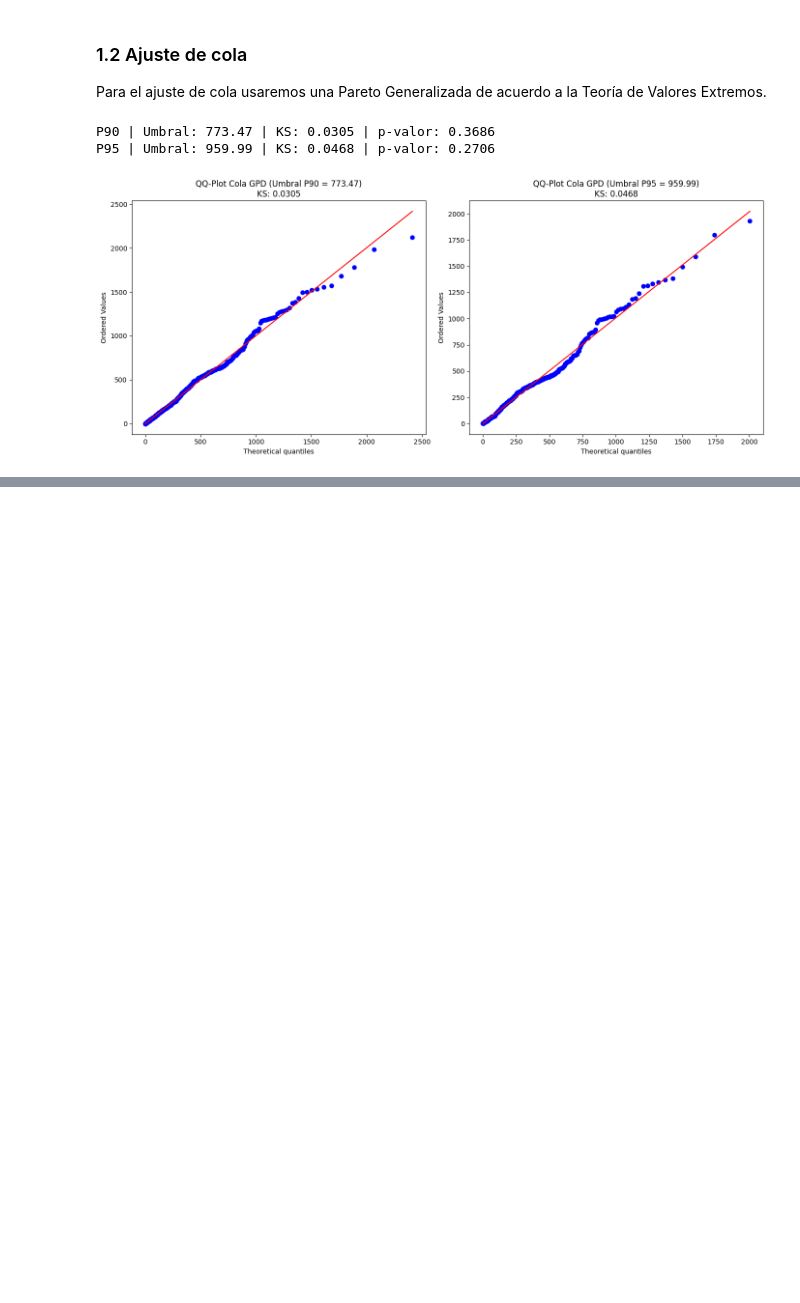
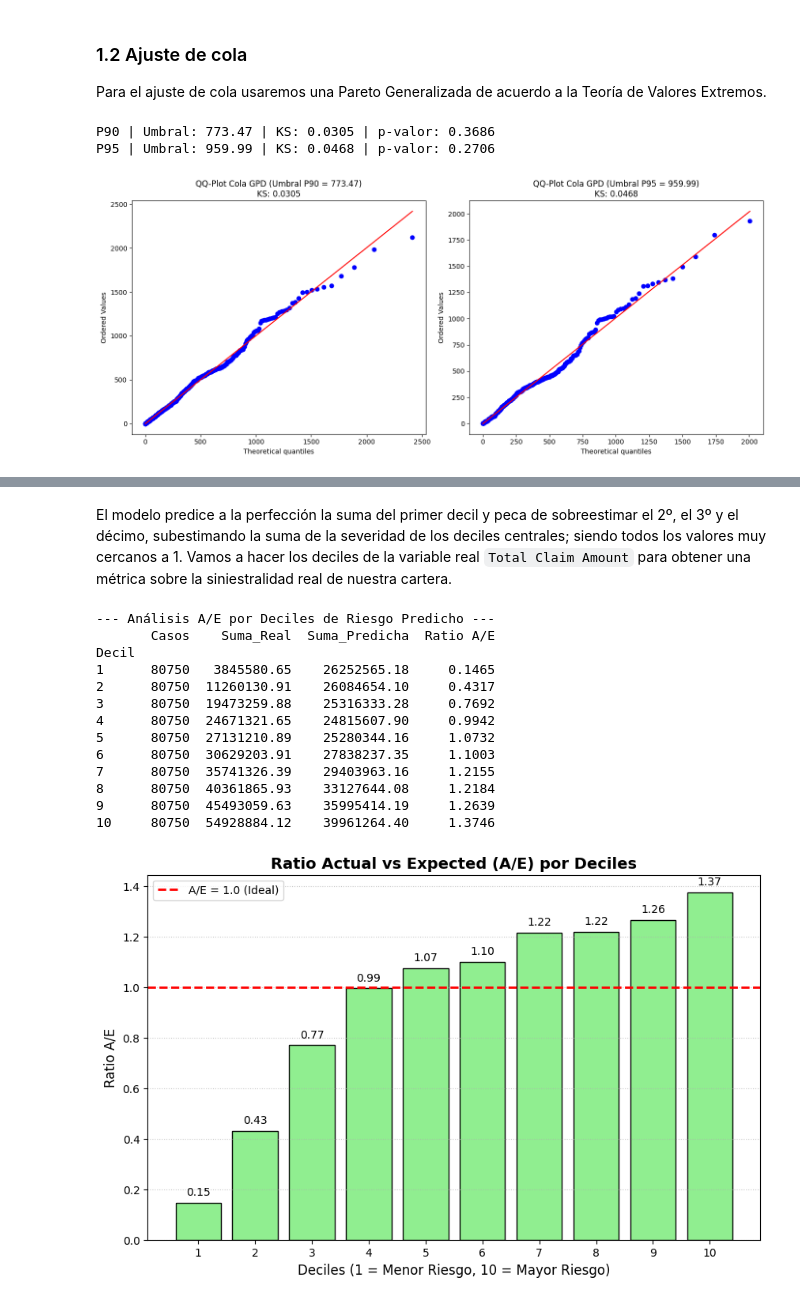
Before and after one commit to diegooperezz/actuarial-bnn-reserving, a Jupyter notebook: notebooks/04_modelado_severidad.ipynb, the cells around one changed output, grey strips where cells are left out. Saved outputs shown, nothing was run; the diff lists cells and outputs as text; code cells hidden in the pictures; blank space fills up the shorter version.

```diff
--- a/notebooks/04_modelado_severidad.ipynb
+++ b/notebooks/04_modelado_severidad.ipynb
@@ -325,0 +754,55 @@ lo que hace al modelo directamente utilizable para tarificación y reservas.
+# %% [markdown]
+El modelo predice a la perfección la suma del primer decil y peca de sobreestimar el 2º, el 3º y el décimo, subestimando la suma de la severidad de los deciles centrales; siendo todos los valores muy cercanos a 1. Vamos a hacer los deciles de la variable real `Total Claim Amount` para obtener una métrica sobre la siniestralidad real de nuestra cartera.
+# %%
+df_ae = df_ae.copy().drop(columns = ['Decil'])
+# Dividimos las predicciones en deciles
+df_ae['Decil'] = pd.qcut(df_ae['Real'].rank(method='first'), q=10, labels=False) + 1
+
+tabla_deciles = df_ae.groupby('Decil').agg(
+    Casos=('Real', 'count'),
+    Suma_Real=('Real', 'sum'),
+    Suma_Predicha=('Predicho', 'sum')
+)
+
+tabla_deciles['Ratio A/E'] = tabla_deciles['Suma_Real'] / tabla_deciles['Suma_Predicha']
+
+# Mostrar la tabla formateada
+print("--- Análisis A/E por Deciles de Riesgo Predicho ---")
+print(tabla_deciles.round({'Suma_Real': 2, 'Suma_Predicha': 2, 'Ratio A/E': 4}))
+
+### --- Visualización del Ratio A/E --- ###
+plt.figure(figsize=(10, 6))
+
+# Dibujar barras para el Ratio A/E
+bars = plt.bar(tabla_deciles.index, tabla_deciles['Ratio A/E'], color='lightgreen', edgecolor='black')
+
+# Añadir una línea roja en A/E = 1 (Equilibrio perfecto)
+plt.axhline(y=1.0, color='red', linestyle='--', linewidth=2, label='A/E = 1.0 (Ideal)')
+
+# Añadir etiquetas de datos encima de cada barra
+for bar in bars:
+    yval = bar.get_height()
+    plt.text(bar.get_x() + bar.get_width()/2, yval + 0.02, f'{yval:.2f}', ha='center', va='bottom', fontsize=10)
+
+# Formato del gráfico
+plt.title('Ratio Actual vs Expected (A/E) por Deciles', fontsize=14, fontweight='bold')
+plt.xlabel('Deciles (1 = Menor Riesgo, 10 = Mayor Riesgo)', fontsize=12)
+plt.ylabel('Ratio A/E', fontsize=12)
+plt.xticks(np.arange(1, 11, 1))
+plt.legend()
+plt.grid(axis='y', linestyle=':', alpha=0.7)
+# %% [output]
+--- Análisis A/E por Deciles de Riesgo Predicho ---
+       Casos    Suma_Real  Suma_Predicha  Ratio A/E
+Decil
+1      80750   3845580.65    26252565.18     0.1465
+2      80750  11260130.91    26084654.10     0.4317
+3      80750  19473259.88    25316333.28     0.7692
+4      80750  24671321.65    24815607.90     0.9942
+5      80750  27131210.89    25280344.16     1.0732
+6      80750  30629203.91    27838237.35     1.1003
+7      80750  35741326.39    29403963.16     1.2155
+8      80750  40361865.93    33127644.08     1.2184
+9      80750  45493059.63    35995414.19     1.2639
+10     80750  54928884.12    39961264.40     1.3746
+[figure, added]
```
Also changed, not shown: parts of 29 cells of this notebook.
